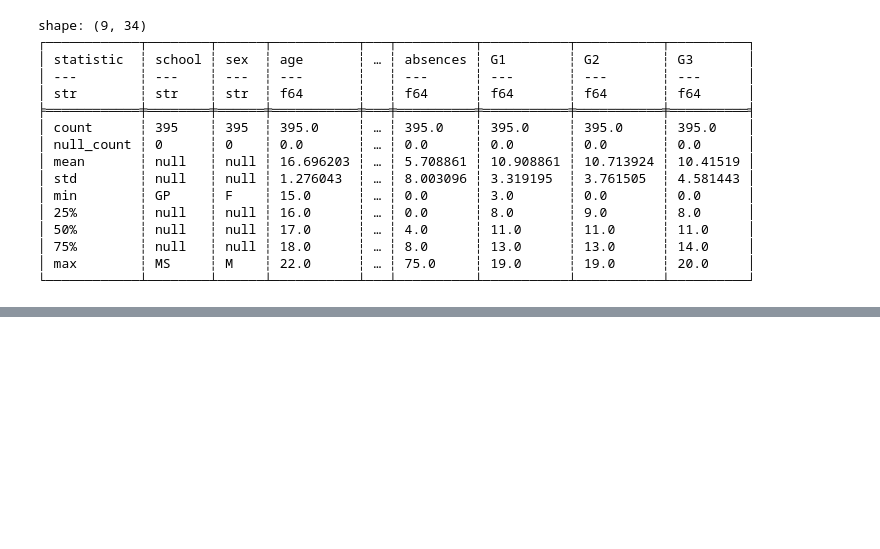
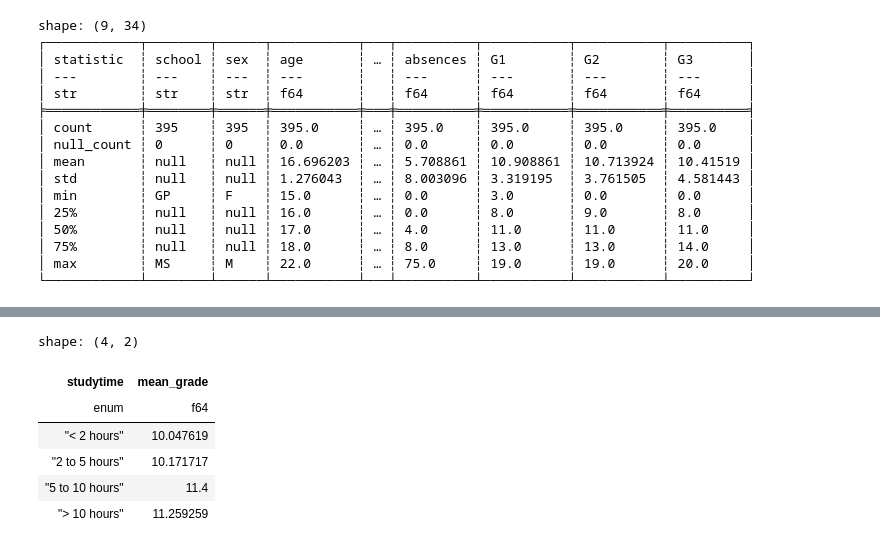
Before and after one commit to lthilmony/proj1, a Jupyter notebook: initial.ipynb, the cells around one changed output, grey strips where cells are left out. Cells and saved outputs as stored; diff of their text form; code cells hidden in the pictures; blank space fills up the shorter version.

Commit message:
Final grade eda

```diff
--- a/initial.ipynb
+++ b/initial.ipynb
@@ -145,0 +205,16 @@ fig_age.show()
+# %%
+finalmath_studytime = stu_math.with_columns(
+    pl.col('studytime').cast(pl.String).replace(studytime_order).cast(pl.Enum(st_num_order))
+).group_by('studytime').agg(
+    pl.col('G3').mean().alias('mean_grade')
+).sort('studytime')
+
+finalmath_studytime
+# %% [output]
+shape: (4, 2)
+| studytime | mean_grade |
+| enum | f64 |
+| "< 2 hours" | 10.047619 |
+| "2 to 5 hours" | 10.171717 |
+| "5 to 10 hours" | 11.4 |
+| "> 10 hours" | 11.259259 |
```
Also changed, not shown: parts of 11 cells of this notebook, 1 other file.
